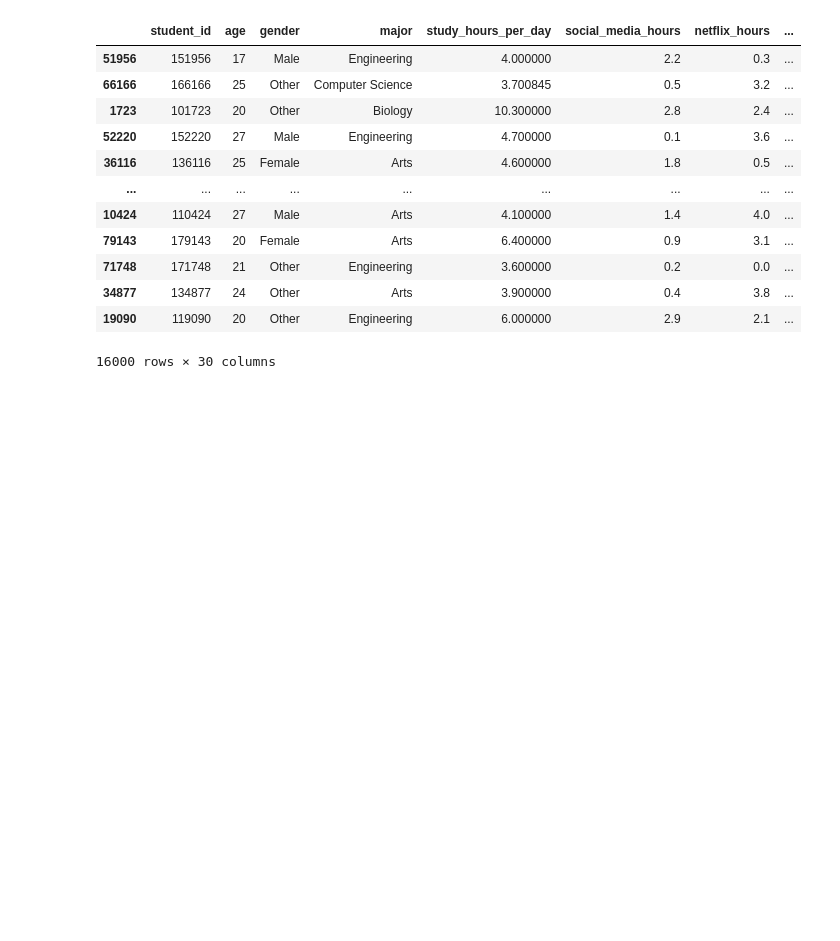
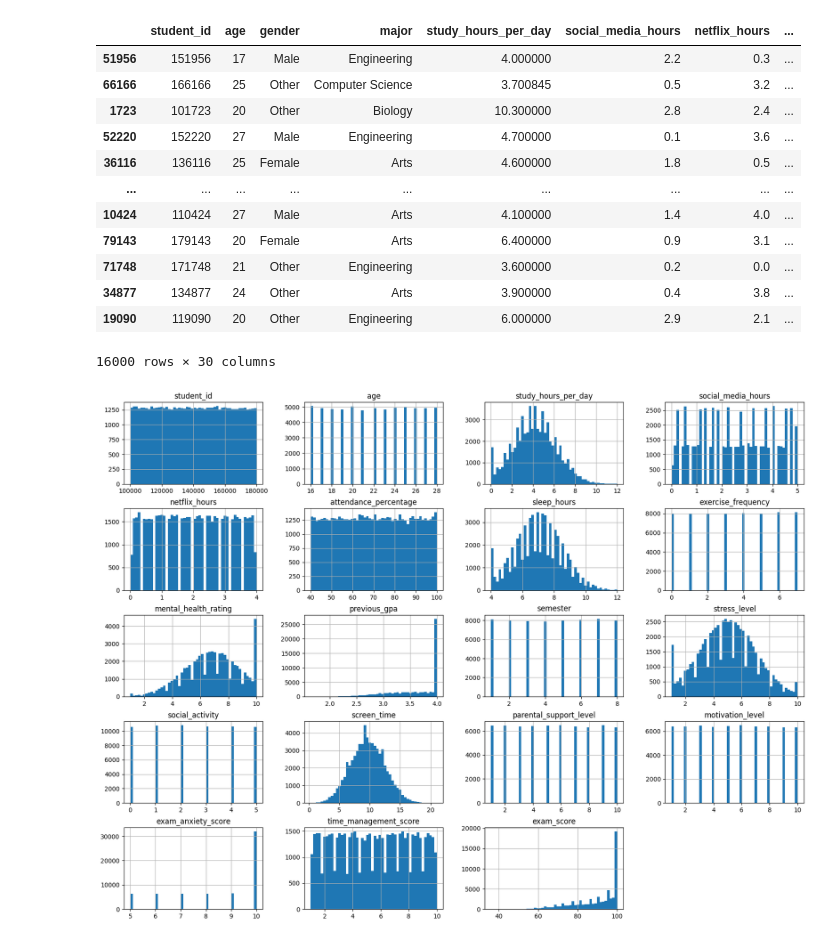
Before and after one commit to Medo-SM/analysis_study, a Jupyter notebook: enhanced_student_performance/Exploratory.ipynb, the cells around one changed output. Drawn from its saved outputs; the diff is of its cells as text; code cells hidden in the pictures; blank space fills up the shorter version.

Commit message:
Working on exploring the enhanced students data

```diff
--- a/enhanced_student_performance/Exploratory.ipynb
+++ b/enhanced_student_performance/Exploratory.ipynb
@@ -1,6 +1,6 @@
 # %%
 import pandas as pd
-path = "./enhanced_student_habits_performance_dataset/enhanced_student_habits_performance_dataset.csv"
+path = "../data/datasets/enhanced_student_habits_performance_dataset/enhanced_student_habits_performance_dataset.csv"
 performance = pd.read_csv(path)
 performance.info()
 # %% [output]
@@ -56,6 +56,8 @@ split = StratifiedShuffleSplit(n_splits=1, test_size=0.2, random_state=42)
 for train_index, test_index in split.split(performance, performance["major"]):
     strat_train_set = performance.loc[train_index]
     strat_test_set = performance.loc[test_index]
+
+performance_df = strat_train_set.copy()
 # %%
 check_proportions(strat_train_set, strat_test_set, "major")
 # %% [output]
@@ -93,3 +95,9 @@ strat_test_set.drop("exam_score", axis = 1)
 | 34877 | 134877 | 24 | Other | Arts | 3.900000 | 0.4 | 3.8 | ... |
 | 19090 | 119090 | 20 | Other | Engineering | 6.000000 | 2.9 | 2.1 | ... |
 16000 rows × 30 columns
+# %%
+import matplotlib.pyplot as plt
+performance_df.hist(bins=50, figsize=(20,15))
+plt.show()
+# %% [output]
+[figure, added]
```
Also changed, not shown: parts of 4 cells of this notebook.
